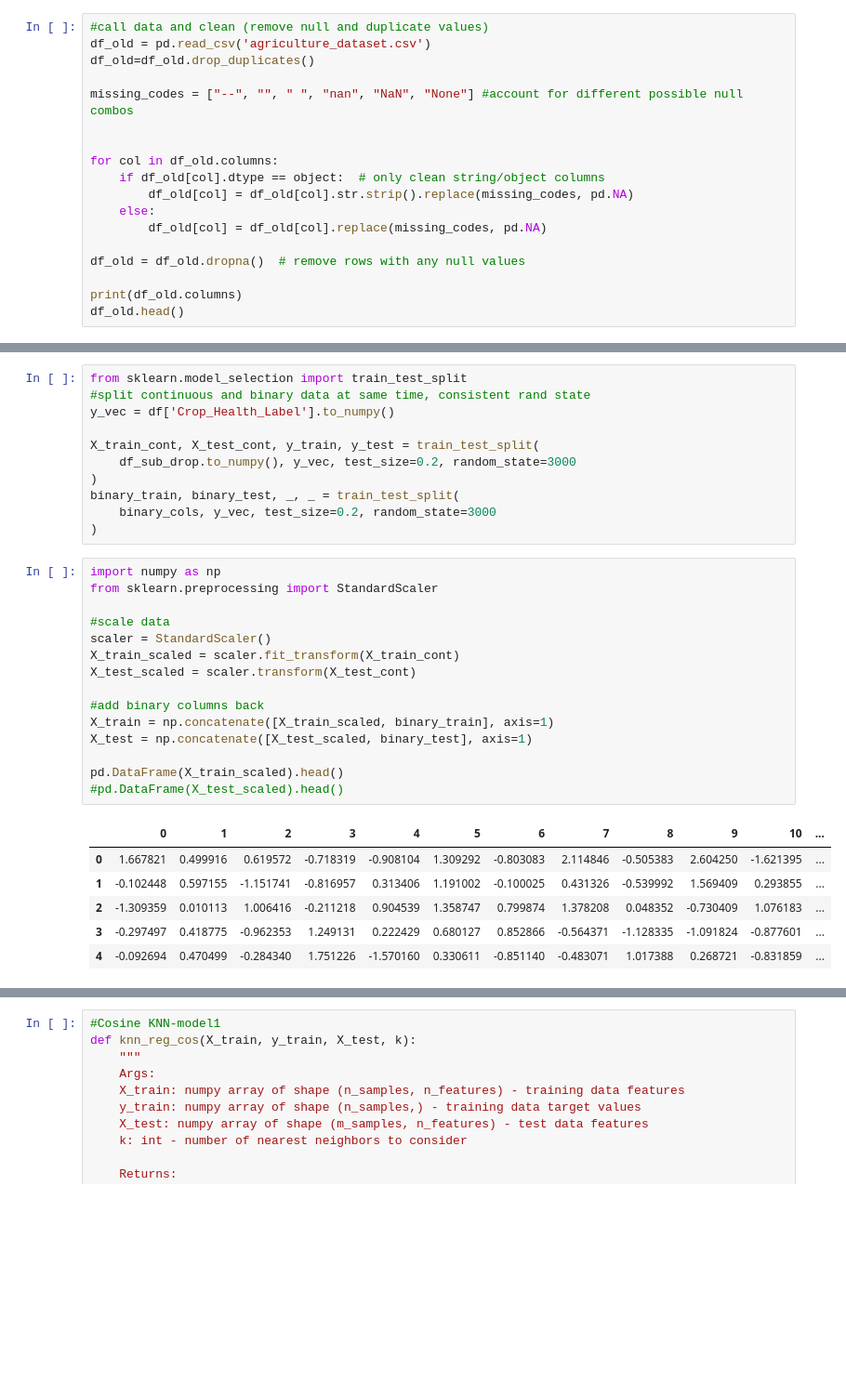
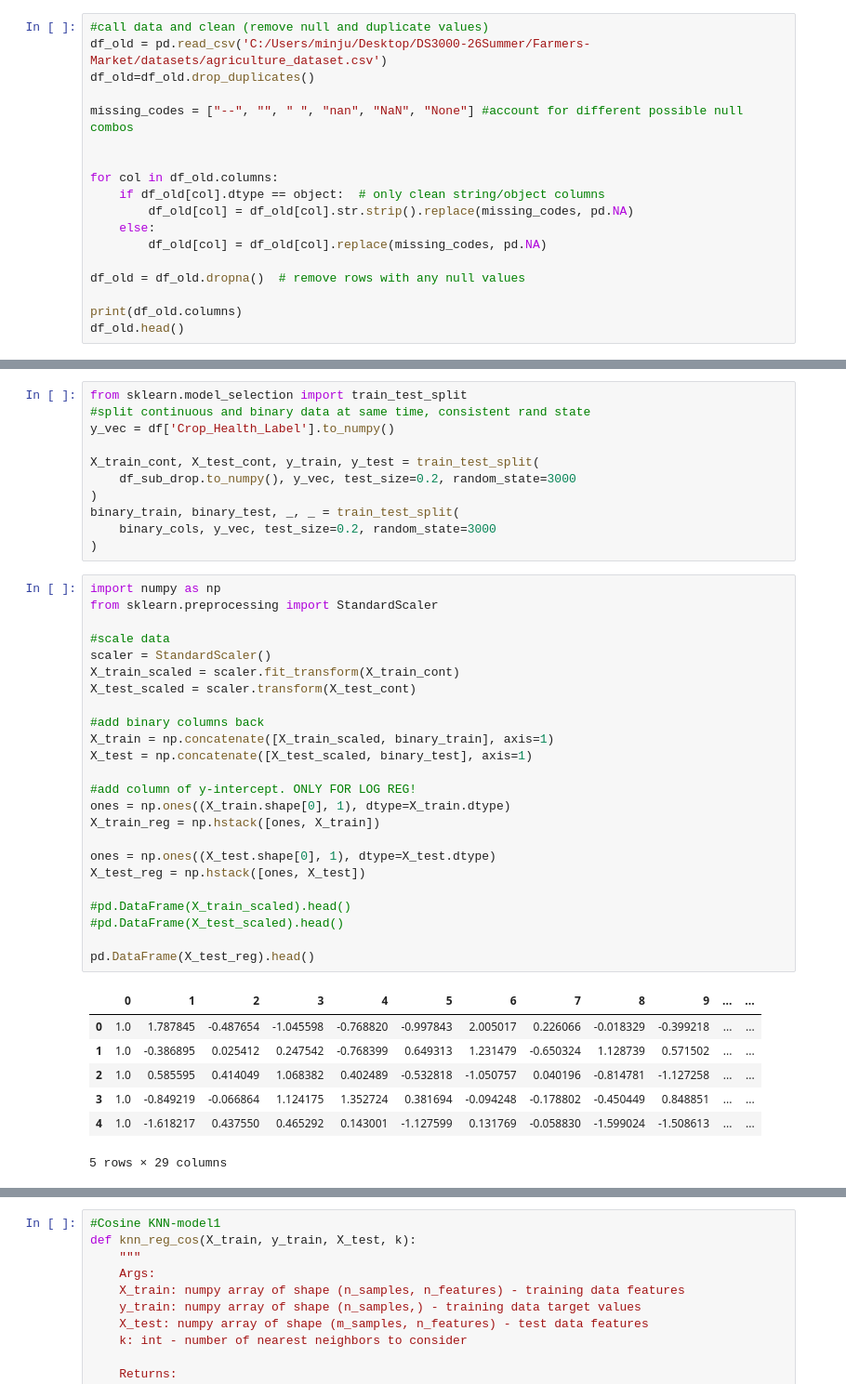
Before and after one commit to NEU-Khoury-DoC/26su-DoC-Project-Template, a Jupyter notebook: api/backend/ml_models/crop_health_knn.ipynb, the cells around one changed output, grey strips where cells are left out. Shown at 93% size. Saved outputs shown, nothing was run; the diff lists cells and outputs as text; blank space fills up the shorter version.

```diff
--- a/api/backend/ml_models/crop_health_knn.ipynb
+++ b/api/backend/ml_models/crop_health_knn.ipynb
@@ -9,7 +9,7 @@ import matplotlib.pyplot as plt
 ## Data Handling + Split
 # %%
 #call data and clean (remove null and duplicate values)
-df_old = pd.read_csv('agriculture_dataset.csv')
+df_old = pd.read_csv('C:/Users/minju/Desktop/DS3000-26Summer/Farmers-Market/datasets/agriculture_dataset.csv')
 df_old=df_old.drop_duplicates()
 
 missing_codes = ["--", "", " ", "nan", "NaN", "None"] #account for different possible null combos
@@ -108,23 +108,33 @@ binary_train, binary_test, _, _ = train_test_split(
 # %%
 import numpy as np
 from sklearn.preprocessing import StandardScaler
 
 #scale data
 scaler = StandardScaler()
 X_train_scaled = scaler.fit_transform(X_train_cont)
 X_test_scaled = scaler.transform(X_test_cont)
 
 #add binary columns back
 X_train = np.concatenate([X_train_scaled, binary_train], axis=1)
 X_test = np.concatenate([X_test_scaled, binary_test], axis=1)
 
-pd.DataFrame(X_train_scaled).head()
+#add column of y-intercept. ONLY FOR LOG REG!
+ones = np.ones((X_train.shape[0], 1), dtype=X_train.dtype)
+X_train_reg = np.hstack([ones, X_train])
+
+ones = np.ones((X_test.shape[0], 1), dtype=X_test.dtype)
+X_test_reg = np.hstack([ones, X_test])
+
+#pd.DataFrame(X_train_scaled).head()
 #pd.DataFrame(X_test_scaled).head()
+
+pd.DataFrame(X_test_reg).head()
 # %% [output]
-|  | 0 | 1 | 2 | 3 | 4 | 5 | 6 | 7 | 8 | 9 | 10 | ... |
-| 0 | 1.667821 | 0.499916 | 0.619572 | -0.718319 | -0.908104 | 1.309292 | -0.803083 | 2.114846 | -0.505383 | 2.604250 | -1.621395 | ... |
-| 1 | -0.102448 | 0.597155 | -1.151741 | -0.816957 | 0.313406 | 1.191002 | -0.100025 | 0.431326 | -0.539992 | 1.569409 | 0.293855 | ... |
-| 2 | -1.309359 | 0.010113 | 1.006416 | -0.211218 | 0.904539 | 1.358747 | 0.799874 | 1.378208 | 0.048352 | -0.730409 | 1.076183 | ... |
-| 3 | -0.297497 | 0.418775 | -0.962353 | 1.249131 | 0.222429 | 0.680127 | 0.852866 | -0.564371 | -1.128335 | -1.091824 | -0.877601 | ... |
-| 4 | -0.092694 | 0.470499 | -0.284340 | 1.751226 | -1.570160 | 0.330611 | -0.851140 | -0.483071 | 1.017388 | 0.268721 | -0.831859 | ... |
+|  | 0 | 1 | 2 | 3 | 4 | 5 | 6 | 7 | 8 | 9 | ... | ... |
+| 0 | 1.0 | 1.787845 | -0.487654 | -1.045598 | -0.768820 | -0.997843 | 2.005017 | 0.226066 | -0.018329 | -0.399218 | ... | ... |
+| 1 | 1.0 | -0.386895 | 0.025412 | 0.247542 | -0.768399 | 0.649313 | 1.231479 | -0.650324 | 1.128739 | 0.571502 | ... | ... |
+| 2 | 1.0 | 0.585595 | 0.414049 | 1.068382 | 0.402489 | -0.532818 | -1.050757 | 0.040196 | -0.814781 | -1.127258 | ... | ... |
+| 3 | 1.0 | -0.849219 | -0.066864 | 1.124175 | 1.352724 | 0.381694 | -0.094248 | -0.178802 | -0.450449 | 0.848851 | ... | ... |
+| 4 | 1.0 | -1.618217 | 0.437550 | 0.465292 | 0.143001 | -1.127599 | 0.131769 | -0.058830 | -1.599024 | -1.508613 | ... | ... |
+5 rows × 29 columns
 # %% [markdown]
```
Also changed, not shown: parts of 23 cells of this notebook.
